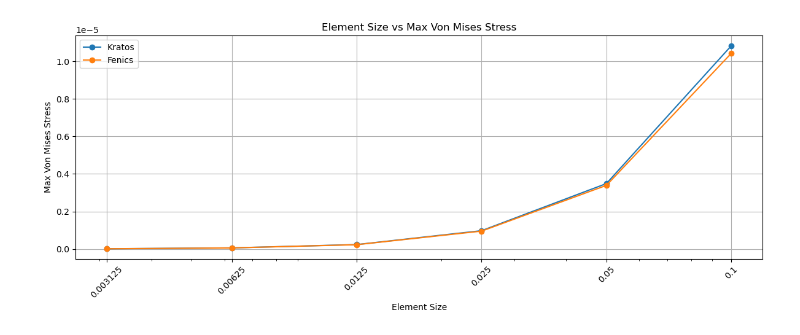
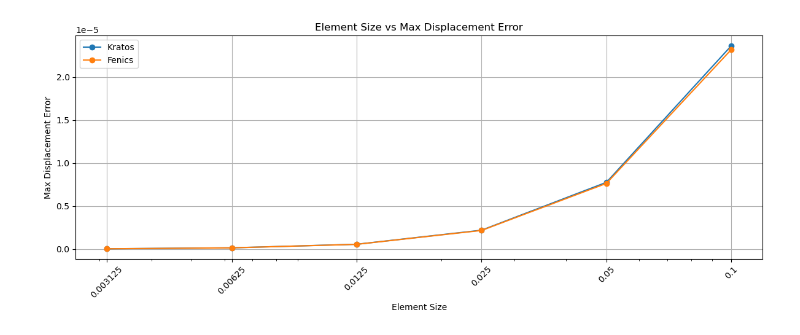
Before and after one commit to Simulation-Benchmarks/linear-elastic-plate-with-hole, a Jupyter notebook: notebooks/RoCrate.ipynb, the cells around one changed output. Saved outputs shown, nothing was run; the diff lists cells and outputs as text; code cells hidden in the pictures.

Commit message:
Add extra Metrics

```diff
--- a/notebooks/RoCrate.ipynb
+++ b/notebooks/RoCrate.ipynb
@@ -103,22 +127,21 @@ analyzer.plot_provenance_graph_rohub(
 # %%
-
 parameters = ["element_size", "isoparametric_element_degree"]
-metrics = ["l2_error_displacement"]
+metrics = ["max_displacement_error"]
 
 data = []
 
 query_string = analyzer.build_dynamic_rohub_query(parameters, metrics, named_graphs.values())
 df = rohub.query_sparql_endpoint(query_string, endpoint_url=rohub.settings.SPARQL_ENDPOINT)
 result =  (df[df["isoparametric_element_degree"] == "1"].drop(columns=["isoparametric_element_degree"]))
 
 analyzer.plot_provenance_graph_rohub(
     data=result.values.tolist(),
     x_axis_label="Element Size",
-    y_axis_label="Max Von Mises Stress",
+    y_axis_label="Max Displacement Error",
     group_index=0,
     x_axis_index=1,
     y_axis_index=2,
-    title="Element Size vs Max Von Mises Stress",
+    title="Element Size vs Max Displacement Error",
 )
 # %% [output]
-[figure, old version]
+[figure, new version]
```
Also changed, not shown: parts of 6 cells of this notebook, 4 other files.
